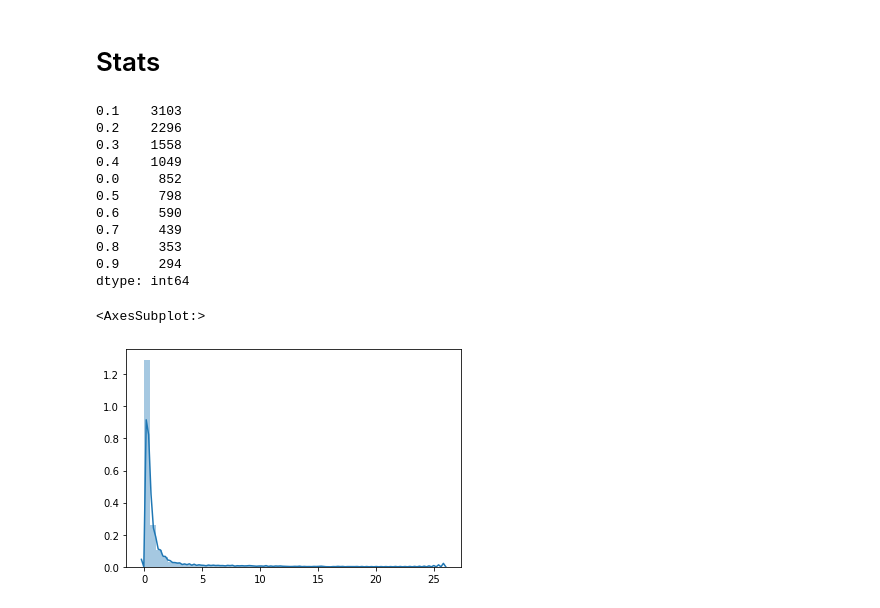
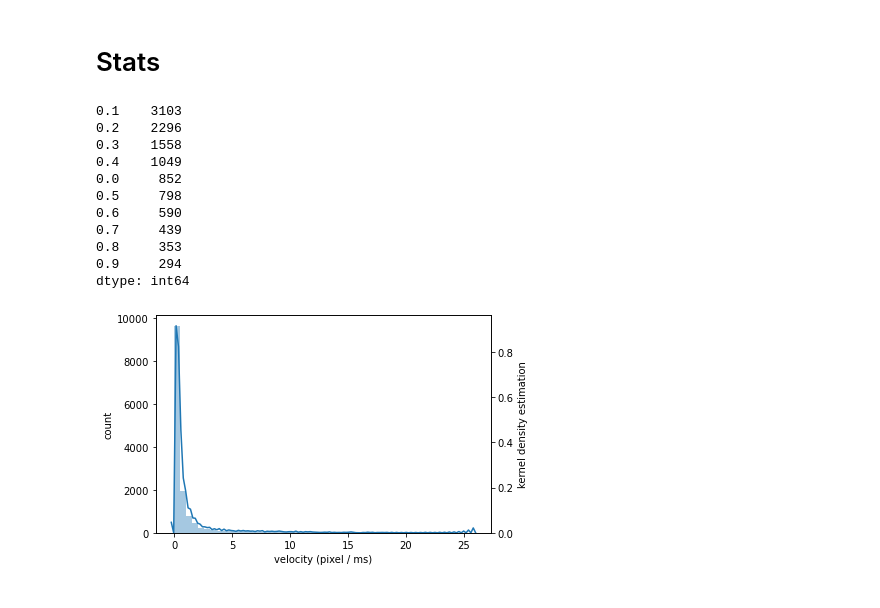
Before and after one commit to Joilence/Gaze-on-Grid, a Jupyter notebook: data-analysis/gaze_analysis.ipynb, the cells around one changed output. Saved outputs shown, nothing was run; the diff lists cells and outputs as text; code cells hidden in the pictures.

```diff
--- a/data-analysis/gaze_analysis.ipynb
+++ b/data-analysis/gaze_analysis.ipynb
@@ -185,21 +185,25 @@ for name in tqdm(names):
         _, v, _ = calculate_dist_and_veloc(data)
         v = [round(x, 1) for x in v]
         all_v.extend(v)
-# %%
-all_v = pd.Series(all_v)
-print(all_v.value_counts().head(10))
-sns.distplot(all_v)
-# %% [output]
-0.1    3103
-0.2    2296
-0.3    1558
-0.4    1049
-0.0     852
-0.5     798
-0.6     590
-0.7     439
-0.8     353
-0.9     294
-dtype: int64
-<AxesSubplot:>
-[figure, removed]
+# %%
+all_v = pd.Series(all_v)
+print(all_v.value_counts().head(10))
+ax = sns.distplot(all_v, axlabel='velocity (pixel / ms)', kde=False)
+plt.ylabel('count', axes=ax)
+ax2 = ax.twinx()
+sns.kdeplot(all_v, ax=ax2)
+plt.ylabel('kernel density estimation', axes=ax2)
+plt.savefig('stats/velocity_distribution', dpi=300)
+# %% [output]
+0.1    3103
+0.2    2296
+0.3    1558
+0.4    1049
+0.0     852
+0.5     798
+0.6     590
+0.7     439
+0.8     353
+0.9     294
+dtype: int64
+[figure, added]
```
Also changed, not shown: parts of 3 cells of this notebook, 6 other files.
